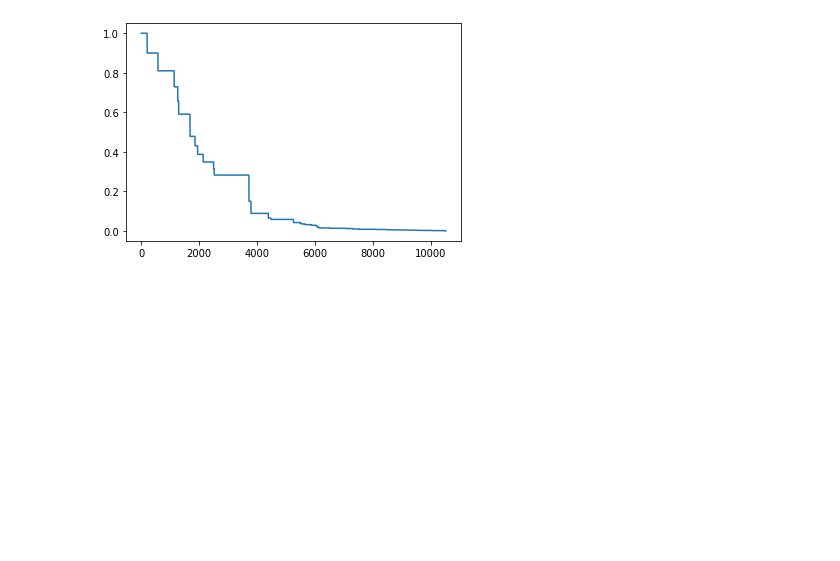
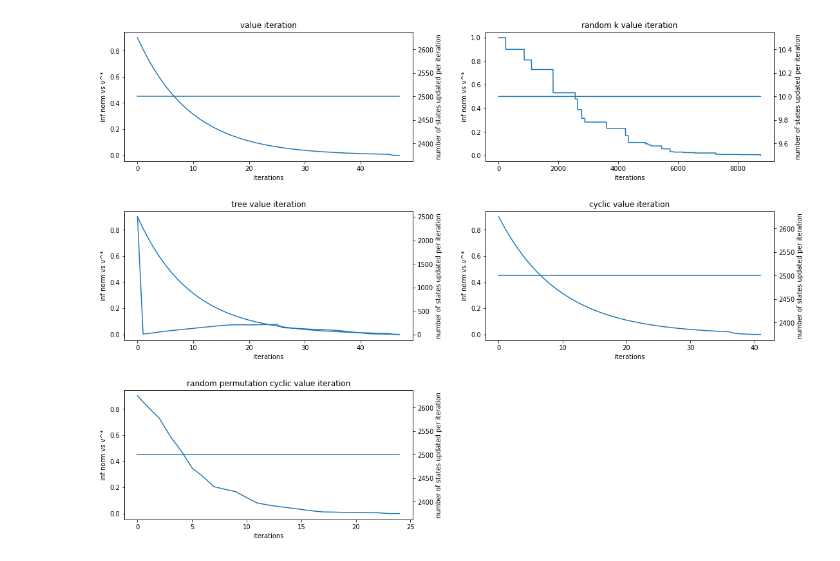
Before and after one commit to sven-lerner/cme_307_project, a Jupyter notebook: vi.ipynb, the cells around one changed output. Cells and saved outputs as stored; diff of their text form; code cells hidden in the pictures; blank space fills up the shorter version.

Commit message:
update notebook with better plots

```diff
--- a/vi.ipynb
+++ b/vi.ipynb
@@ -51,10 +44,12 @@ random permut cyclic {0: 0.0, 1: 0.0, 2: 0.0, 3: 0.0, 4: 1.0, 5: 0.0} 2
 # maze = RandomGridMaze(4,4, 1, seed=0)
 # maze_actions, maze_transitions, maze_rewards, terminal_maze_state = maze.get_mdp()
 
-maze = RandomGridMaze(50,50, 1, seed=0)
+maze = RandomGridMaze(50,50, 4, seed=0)
 maze_actions, maze_transitions, maze_rewards, terminal_maze_state = maze.get_mdp()
 # %%
-pure_vi, num_iter, _ = value_iteration(actions=maze_actions, transitions=maze_transitions, rewards=maze_rewards,
+fig = plt.figure(figsize=(16,12))
+
+pure_vi, num_iter, _, _ = value_iteration(actions=maze_actions, transitions=maze_transitions, rewards=maze_rewards,
                discount=0.9)
 # print(pure_vi)
 # print(num_iter)
@@ -62,53 +57,79 @@ policy_p_vi = get_greedy_policy(value_function=pure_vi, actions=maze_actions, tr
                terminal_states=set(terminal_maze_state), discount=0.9)
 # print(policy_p_vi)
 # print()
+pure_vi_2, num_iter, vi_convergence, updates_per_iter = value_iteration(actions=maze_actions, transitions=maze_transitions, rewards=maze_rewards,
+               discount=0.9, log_converence=True, gt_vf=pure_vi)
+ax = fig.add_subplot(3, 2, 1)
+ax.set_title('value iteration')
+ax.set_ylabel('inf norm vs v^*')
+ax.set_xlabel('iterations')
+ax.plot(vi_convergence)
 
-print('random k')
-k_vi, k_num_iter, rk_convergence = value_iteration(actions=maze_actions, transitions=maze_transitions, rewards=maze_rewards,
+ax2 = ax.twinx()
+ax2.set_ylabel('number of states updated per iteration')
+ax2.plot(updates_per_iter)
+
+
+k_vi, k_num_iter, rk_convergence, updates_per_iter = value_iteration(actions=maze_actions, transitions=maze_transitions, rewards=maze_rewards,
                discount=0.9, vi_method='random-k', k=10, log_converence=True, gt_vf=pure_vi)
-# print(k_vi)
-# print(k_num_iter)
 policy_k_vi = get_greedy_policy(value_function=k_vi, actions=maze_actions, transitions=maze_transitions, rewards=maze_rewards,
                terminal_states=set(terminal_maze_state), discount=0.9)
-# print(policy_k_vi)
-plt.plot(rk_convergence)
-plt.show()
-print()
+ax = fig.add_subplot(3, 2, 2)
+ax.set_title('random k value iteration')
+ax.set_ylabel('inf norm vs v^*')
+ax.set_xlabel('iterations')
+ax.plot(rk_convergence)
+
+ax2 = ax.twinx()
+ax2.set_ylabel('number of states updated per iteration')
+ax2.plot(updates_per_iter)
 
 
-print('tree')
-tree_vi, tree_num_iter, it_convergence = value_iteration(actions=maze_actions, transitions=maze_transitions, rewards=maze_rewards,
+tree_vi, tree_num_iter, it_convergence, updates_per_iter = value_iteration(actions=maze_actions, transitions=maze_transitions, rewards=maze_rewards,
                discount=0.9, vi_method='influence-tree', log_converence=True, gt_vf=pure_vi)
-# print(tree_vi)
-# print(tree_num_iter)
 policy_tree_vi = get_greedy_policy(value_function=tree_vi, actions=maze_actions, transitions=maze_transitions, rewards=maze_rewards,
                terminal_states=set(terminal_maze_state), discount=0.9)
-# print(policy_tree_vi)
-plt.plot(it_convergence)
-plt.show()
-print()
+ax = fig.add_subplot(3, 2, 3)
+ax.set_title('tree value iteration')
+ax.set_ylabel('inf norm vs v^*')
+ax.set_xlabel('iterations')
+ax.plot(it_convergence)
 
-print('cyclic')
-cyclic_vi, cyclic_num_iter, cvi_convergence = value_iteration(actions=maze_actions, transitions=maze_transitions, rewards=maze_rewards,
+ax2 = ax.twinx()
+ax2.set_ylabel('number of states updated per iteration')
+ax2.plot(updates_per_iter)
+
+
+cyclic_vi, cyclic_num_iter, cvi_convergence, updates_per_iter = value_iteration(actions=maze_actions, transitions=maze_transitions, rewards=maze_rewards,
                discount=0.9, vi_method='cyclic-vi', log_converence=True, gt_vf=pure_vi)
-# print(cyclic_vi)
-# print(cyclic_num_iter)
 policy_cyclic_vi = get_greedy_policy(value_function=cyclic_vi, actions=maze_actions, transitions=maze_transitions, rewards=maze_rewards,
                terminal_states=set(terminal_maze_state), discount=0.9)
-# print(policy_cyclic_vi)
-plt.plot(cvi_convergence)
-plt.show()
-print()
+ax = fig.add_subplot(3, 2, 4)
+ax.set_title('cyclic value iteration')
+ax.set_ylabel('inf norm vs v^*')
+ax.set_xlabel('iterations')
+ax.plot(cvi_convergence)
+
+ax2 = ax.twinx()
+ax2.set_ylabel('number of states updated per iteration')
+ax2.plot(updates_per_iter)
 
 print('cyclic random permute')
-rp_cyclic_vi, rp_cyclic_num_iter, c_vi_rp_convergence = value_iteration(actions=maze_actions, transitions=maze_transitions, rewards=maze_rewards,
+rp_cyclic_vi, rp_cyclic_num_iter, c_vi_rp_convergence, updates_per_iter = value_iteration(actions=maze_actions, transitions=maze_transitions, rewards=maze_rewards,
                discount=0.9, vi_method='cyclic-vi-rp', log_converence=True, gt_vf=pure_vi)
-# print(rp_cyclic_vi)
-# print(rp_cyclic_num_iter)
 rp_policy_cyclic_vi = get_greedy_policy(value_function=rp_cyclic_vi, actions=maze_actions, transitions=maze_transitions, rewards=maze_rewards,
                terminal_states=set(terminal_maze_state), discount=0.9)
-# print(rp_policy_cyclic_vi)
-plt.plot(c_vi_rp_convergence)
+ax = fig.add_subplot(3, 2, 5)
+ax.set_title('random permutation cyclic value iteration')
+ax.set_ylabel('inf norm vs v^*')
+ax.set_xlabel('iterations')
+ax.plot(c_vi_rp_convergence)
+
+ax2 = ax.twinx()
+ax2.set_ylabel('number of states updated per iteration')
+ax2.plot(updates_per_iter)
+
+fig.tight_layout(pad=3.0)
+
 plt.show()
-print()
 # %% [output]
@@ -116 +137 @@ random k
-[figure, old version]
+[figure, new version]
```
Also changed, not shown: parts of 2 cells of this notebook, 1 other file.
